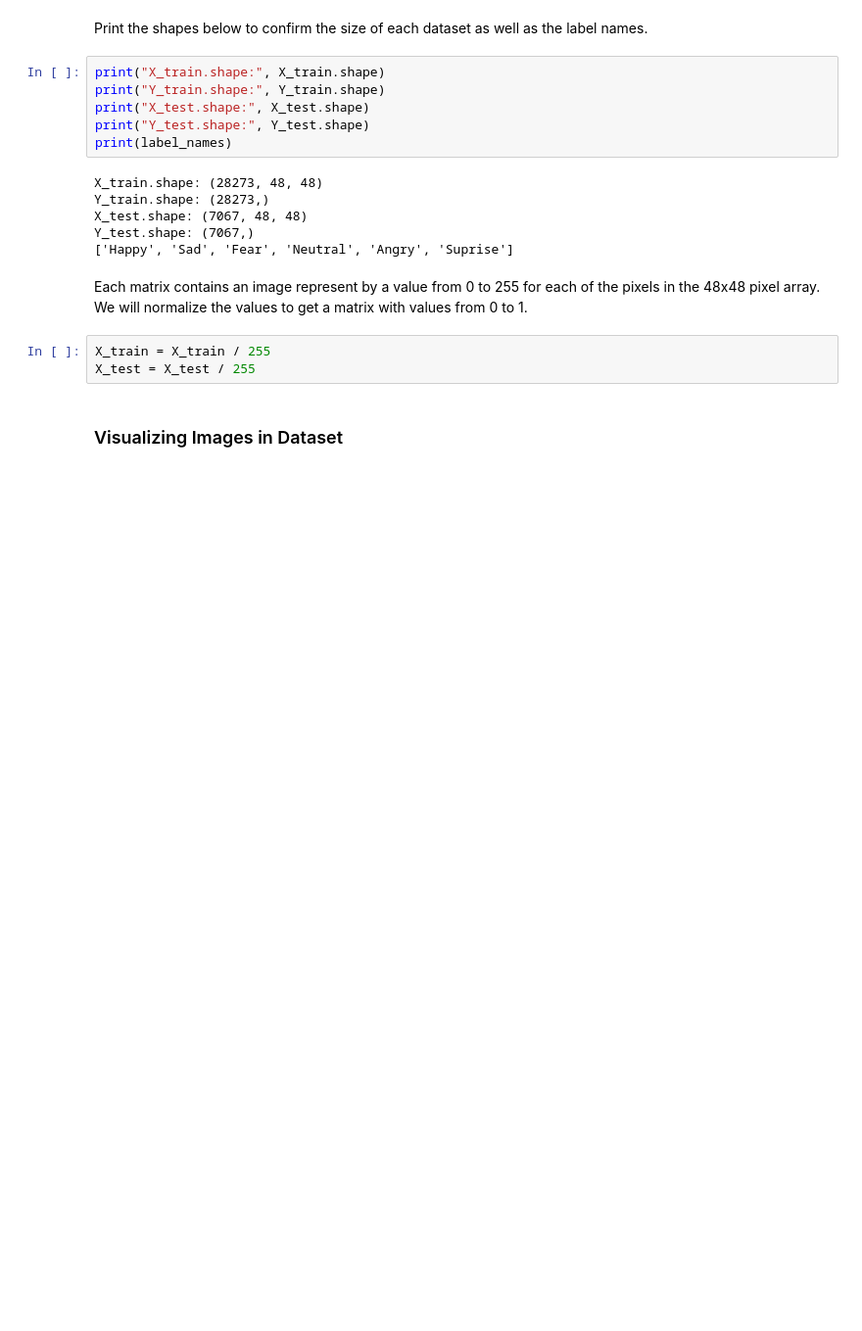
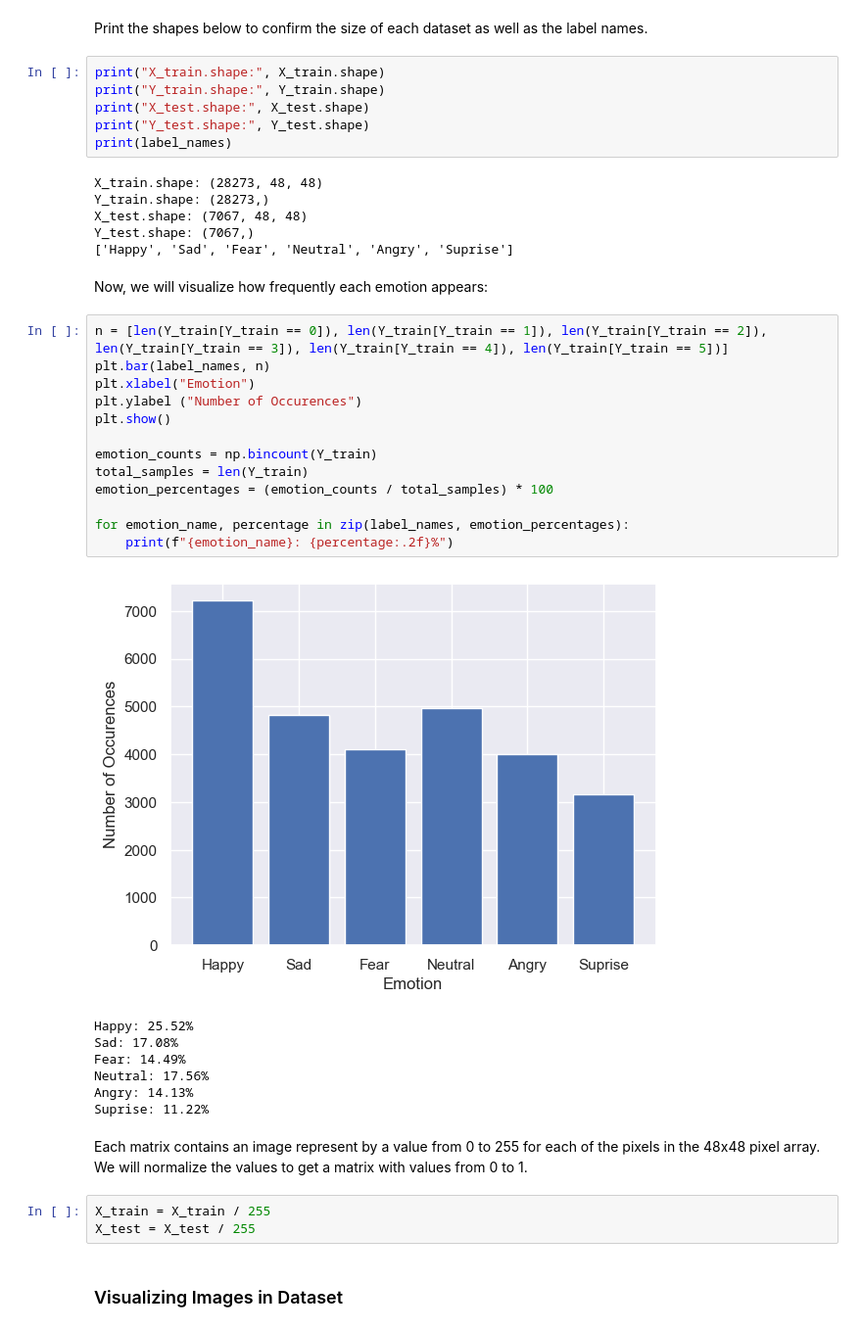
Before and after one commit to sekretaryuk/w207-letsfaceit, a Jupyter notebook: Baseline_Model.ipynb, the cells around one changed output. Shown at 98% size. Saved outputs shown, nothing was run; the diff lists cells and outputs as text; blank space fills up the shorter version.

```diff
--- a/Baseline_Model.ipynb
+++ b/Baseline_Model.ipynb
@@ -126,6 +125,29 @@ Y_train.shape: (28273,)
 X_test.shape: (7067, 48, 48)
 Y_test.shape: (7067,)
 ['Happy', 'Sad', 'Fear', 'Neutral', 'Angry', 'Suprise']
+# %% [markdown]
+Now, we will visualize how frequently each emotion appears:
+# %%
+n = [len(Y_train[Y_train == 0]), len(Y_train[Y_train == 1]), len(Y_train[Y_train == 2]), len(Y_train[Y_train == 3]), len(Y_train[Y_train == 4]), len(Y_train[Y_train == 5])]
+plt.bar(label_names, n)
+plt.xlabel("Emotion")
+plt.ylabel ("Number of Occurences")
+plt.show()
+
+emotion_counts = np.bincount(Y_train)
+total_samples = len(Y_train)
+emotion_percentages = (emotion_counts / total_samples) * 100
+
+for emotion_name, percentage in zip(label_names, emotion_percentages):
+    print(f"{emotion_name}: {percentage:.2f}%")
+# %% [output]
+[figure, added]
+Happy: 25.52%
+Sad: 17.08%
+Fear: 14.49%
+Neutral: 17.56%
+Angry: 14.13%
+Suprise: 11.22%
 # %% [markdown]
 Each matrix contains an image represent by a value from 0 to 255 for each of the pixels in the 48x48 pixel array. We will normalize the values to get a matrix with values from 0 to 1.
 # %%
```
Also changed, not shown: parts of 22 cells of this notebook, 1 other file.
